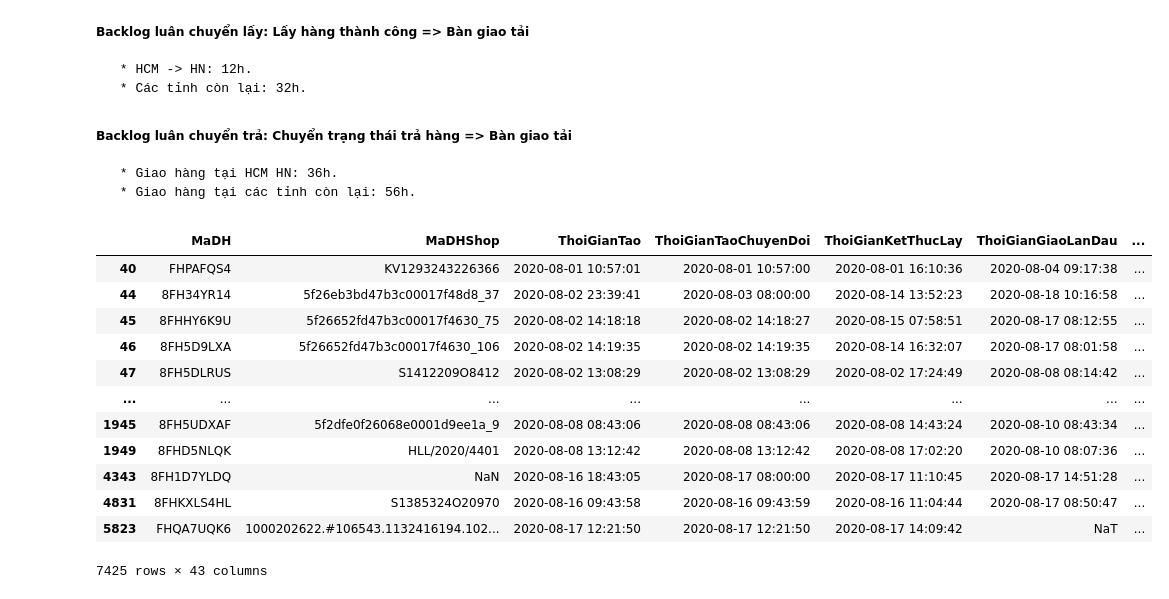
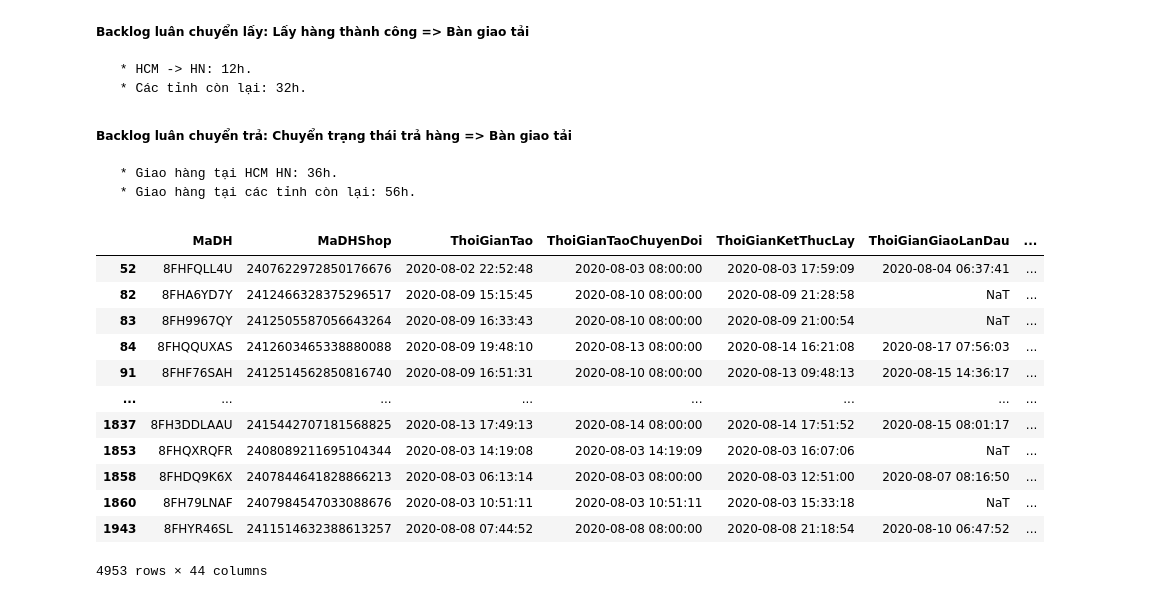
Before and after one commit to tranvietphuoc/notebook, a Jupyter notebook: backlog.ipynb, the cells around one changed output. Cells and saved outputs as stored; diff of their text form; code cells hidden in the pictures.

Commit message:
updated e-commerces name

```diff
--- a/backlog.ipynb
+++ b/backlog.ipynb
@@ -99,6 +99,12 @@ export[[
 pd.set_option('display.max_columns', 88)
 # join with inside
 data = pd.merge(export, inside[['MaDH','MaKien', 'KhoGui', 'KhoNhan', 'TGNhanKien']], on='MaDH', how='left')
+# codes of e-commerces exchange
+shopee_codes = ['18692']
+sendo_codes = ['1539', '1160902', '1160904', '1160905']
+tiki_codes = ['1367']
+lazada_codes = ['1041351', '9794']
+ecoms = shopee_codes + sendo_codes + tiki_codes + lazada_codes
 
 # classify types of backlog
 # delivery backlog (backlog giao)
@@ -131,59 +137,70 @@ returned['Aging'] = (datetime.today() - returned['N+']).fillna(pd.Timedelta(days
 # pick_backlog (backlog lấy)
 pickup = data[data['TrangThai'].isin(['Chờ lấy hàng', 'Đang lấy hàng', 'Lấy không thành công'])]
 pickup['LoaiBacklog'] = 'Xử lý lấy'
-shopee = ['18692']
-sendo = ['1539', '1160902', '1160904', '1160905']
-tiki = ['1367']
-lazada = ['1041351', '9794']
-floors = shopee + sendo + tiki + lazada
-pickup['N0'] = pickup[pickup['MaKH'].isin(floors)]['ThoiGianTao']
-pickup['N0'] = pickup[~pickup['MaKH'].isin(floors)]['ThoiGianTaoChuyenDoi']
+
+pickup['N0'] = pickup[pickup['MaKH'].isin(ecoms)]['ThoiGianTao']
+pickup['N0'] = pickup[~pickup['MaKH'].isin(ecoms)]['ThoiGianTaoChuyenDoi']
 pickup['N+'] = pickup['N0'] + pd.Timedelta(days=3)
 pickup['Aging'] = (datetime.today() - pickup['N+']).fillna(pd.Timedelta(days=9999))
 
 # transit_backlog (backlog luân chuyển)
 transit = data[(data['TrangThai'] == 'GHN đã lấy') |\
                          ((data['TrangThai'] == 'Lưu kho') & (data['KhoGiao'] != data['KhoHienTai']))]
 
 transit['LoaiBacklog'] = 'Xử lý luân chuyển'
 transit['N0'] = transit['ThoiGianKetThucLay']
 transit['N+'] = transit[(transit['DenTinh'] == 'Hà Nội') | (transit['DenTinh'] == 'Hồ Chí Minh')]['N0'] + pd.Timedelta(days=12/24)
 transit['N+'] = transit[~((transit['DenTinh'] == 'Hà Nội') | (transit['DenTinh']== 'Hồ Chí Minh'))]['N0'] + pd.Timedelta(days=32/24)
 transit['Aging'] = (datetime.today() - transit['N+']).fillna(pd.Timedelta(days=9999))
 
 
 # returned_transit_backlog (backlog luân chuyển trả hàng)
 returned_transit = export[export['TrangThai'].isin([
     'Trả hàng', 'Chờ trả hàng'
 ]) & (((data['KhoTra'] == '<nil>') & (data['KhoLay'] != data['KhoHienTai'])) |\
       ((data['KhoTra'] != '<nil>') & (data['KhoTra'] != data['KhoHienTai'])))]
 returned_transit['LoaiBacklog'] = 'Xử lý luân chuyển trả'
 returned_transit['N0'] = returned_transit['ThoiGianKetThucGiao']
 returned_transit['N+'] = returned_transit[
     (returned_transit['DenTinh'] == 'Hà Nội') | (returned_transit['DenTinh'] == 'Hồ Chí Minh')]['N0'] + pd.Timedelta(days=36/24)
 returned_transit['N+'] = returned_transit[
     ~((returned_transit['DenTinh'] == 'Hà Nội') | (returned_transit['DenTinh'] == 'Hồ Chi Minh'))
 ]['N0'] + pd.Timedelta(days=56/24)
 returned_transit['Aging'] = (datetime.today() - returned_transit['N+']).fillna(pd.Timedelta(days=9999))
 
+
 # composite data
 data = delivery.append([returned, pickup, transit, returned_transit])
+data['e-commerces'] = np.nan
+
+# name of e-commerces exchange
+data.loc[data['MaKH'].isin(shopee_codes), 'e-commerces'] = 'Shopee'
+# shopee_name['e-commerces'] = 'Shopee'
+data.loc[data['MaKH'].isin(sendo_codes), 'e-commerces'] = 'Sendo'
+# sendo_name['e-commerces'] = 'Sendo'
+data.loc[data['MaKH'].isin(tiki_codes), 'e-commerces'] = 'Tiki'
+# tiki_name['e-commerces'] = 'Tiki'
+data.loc[data['MaKH'].isin(lazada_codes), 'e-commerces'] = 'Lazada'
+
+# lazada_name['e-commerces'] = 'Lazada'
+# data['e-commerces'] = shopee_name.append([sendo_name, tiki_name, lazada_name])
+
 # data['ToanTrinh'] = data[data['MaKH'].isin(floors)]['N0'] - datetime.today()
-data
+data[data['e-commerces'] == 'Shopee']
 # %% [output]
 |  | MaDH | MaDHShop | ThoiGianTao | ThoiGianTaoChuyenDoi | ThoiGianKetThucLay | ThoiGianGiaoLanDau | ... |
-| 40 | FHPAFQS4 | KV1293243226366 | 2020-08-01 10:57:01 | 2020-08-01 10:57:00 | 2020-08-01 16:10:36 | 2020-08-04 09:17:38 | ... |
-| 44 | 8FH34YR14 | 5f26eb3bd47b3c00017f48d8_37 | 2020-08-02 23:39:41 | 2020-08-03 08:00:00 | 2020-08-14 13:52:23 | 2020-08-18 10:16:58 | ... |
-| 45 | 8FHHY6K9U | 5f26652fd47b3c00017f4630_75 | 2020-08-02 14:18:18 | 2020-08-02 14:18:27 | 2020-08-15 07:58:51 | 2020-08-17 08:12:55 | ... |
-| 46 | 8FH5D9LXA | 5f26652fd47b3c00017f4630_106 | 2020-08-02 14:19:35 | 2020-08-02 14:19:35 | 2020-08-14 16:32:07 | 2020-08-17 08:01:58 | ... |
-| 47 | 8FH5DLRUS | S1412209O8412 | 2020-08-02 13:08:29 | 2020-08-02 13:08:29 | 2020-08-02 17:24:49 | 2020-08-08 08:14:42 | ... |
+| 52 | 8FHFQLL4U | 2407622972850176676 | 2020-08-02 22:52:48 | 2020-08-03 08:00:00 | 2020-08-03 17:59:09 | 2020-08-04 06:37:41 | ... |
+| 82 | 8FHA6YD7Y | 2412466328375296517 | 2020-08-09 15:15:45 | 2020-08-10 08:00:00 | 2020-08-09 21:28:58 | NaT | ... |
+| 83 | 8FH9967QY | 2412505587056643264 | 2020-08-09 16:33:43 | 2020-08-10 08:00:00 | 2020-08-09 21:00:54 | NaT | ... |
+| 84 | 8FHQQUXAS | 2412603465338880088 | 2020-08-09 19:48:10 | 2020-08-13 08:00:00 | 2020-08-14 16:21:08 | 2020-08-17 07:56:03 | ... |
+| 91 | 8FHF76SAH | 2412514562850816740 | 2020-08-09 16:51:31 | 2020-08-10 08:00:00 | 2020-08-13 09:48:13 | 2020-08-15 14:36:17 | ... |
 | ... | ... | ... | ... | ... | ... | ... | ... |
-| 1945 | 8FH5UDXAF | 5f2dfe0f26068e0001d9ee1a_9 | 2020-08-08 08:43:06 | 2020-08-08 08:43:06 | 2020-08-08 14:43:24 | 2020-08-10 08:43:34 | ... |
-| 1949 | 8FHD5NLQK | HLL/2020/4401 | 2020-08-08 13:12:42 | 2020-08-08 13:12:42 | 2020-08-08 17:02:20 | 2020-08-10 08:07:36 | ... |
-| 4343 | 8FH1D7YLDQ | NaN | 2020-08-16 18:43:05 | 2020-08-17 08:00:00 | 2020-08-17 11:10:45 | 2020-08-17 14:51:28 | ... |
-| 4831 | 8FHKXLS4HL | S1385324O20970 | 2020-08-16 09:43:58 | 2020-08-16 09:43:59 | 2020-08-16 11:04:44 | 2020-08-17 08:50:47 | ... |
-| 5823 | FHQA7UQK6 | 1000202622.#106543.1132416194.102... | 2020-08-17 12:21:50 | 2020-08-17 12:21:50 | 2020-08-17 14:09:42 | NaT | ... |
+| 1837 | 8FH3DDLAAU | 2415442707181568825 | 2020-08-13 17:49:13 | 2020-08-14 08:00:00 | 2020-08-14 17:51:52 | 2020-08-15 08:01:17 | ... |
+| 1853 | 8FHQXRQFR | 2408089211695104344 | 2020-08-03 14:19:08 | 2020-08-03 14:19:09 | 2020-08-03 16:07:06 | NaT | ... |
+| 1858 | 8FHDQ9K6X | 2407844641828866213 | 2020-08-03 06:13:14 | 2020-08-03 08:00:00 | 2020-08-03 12:51:00 | 2020-08-07 08:16:50 | ... |
+| 1860 | 8FH79LNAF | 2407984547033088676 | 2020-08-03 10:51:11 | 2020-08-03 10:51:11 | 2020-08-03 15:33:18 | NaT | ... |
+| 1943 | 8FHYR46SL | 2411514632388613257 | 2020-08-08 07:44:52 | 2020-08-08 08:00:00 | 2020-08-08 21:18:54 | 2020-08-10 06:47:52 | ... |
-7425 rows × 43 columns
+4953 rows × 44 columns
 # %%
 # export data backlog to google sheets
 # data export
```
Also changed, not shown: parts of 1 cell of this notebook.
